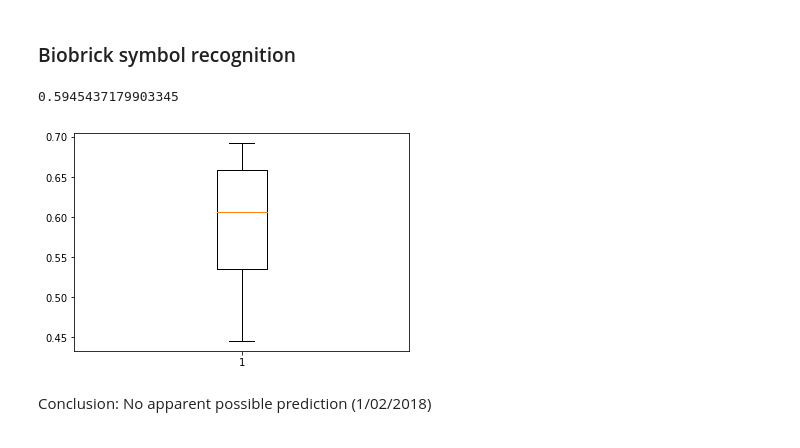
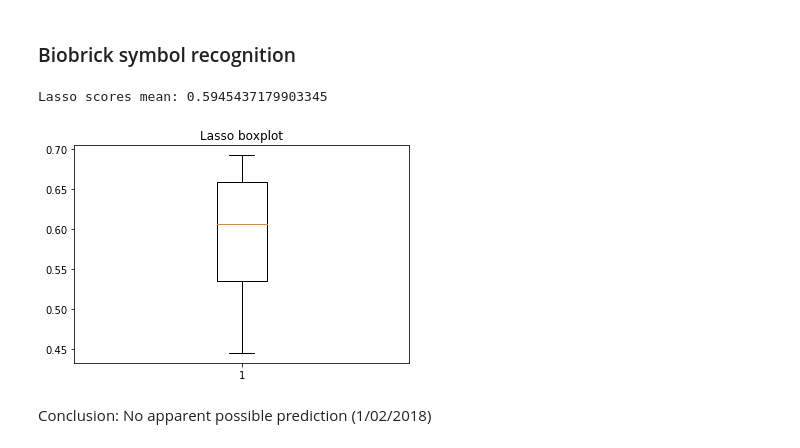
Before and after one commit to CyberCRI/dataanalysis-herocoli-redmetrics, a Jupyter notebook: v1.52.2/Data mining/Classification.ipynb, the cells around one changed output. Saved outputs shown, nothing was run; the diff lists cells and outputs as text; code cells hidden in the pictures.

```diff
--- a/v1.52.2/Data mining/Classification.ipynb
+++ b/v1.52.2/Data mining/Classification.ipynb
@@ -407,12 +438,9 @@ features = preprocessing.scale(features)
-# %%
-# Run Lasso regression with cross-validation
-model = Lasso()
-scores = cross_val_score(model, features, target, cv=10)
-boxplot(scores)
-scores.mean()
-# %% [output]
-0.5945437179903345
-[figure, removed]
+# %%
+bbSymbolRecognition = ["QBBNamePlasmid", "QBBFunctionTER", "QBBNamePromoter", "QBBFunctionGameCDS", "QBBNameTerminator", "QBBFunctionBiologyCDS", "QBBNameRBS", "QBBExampleCDS", "QBBNameCDS", "QBBFunctionPR", "QBBFunctionRBS", "QBBFunctionPlasmid", "QBBNameOperator"]
+getPerformanceFromQuestionGroup(bbSymbolRecognition, lasso = True)
+# %% [output]
+Lasso scores mean: 0.5945437179903345
+[figure, added]
 # %% [markdown]
 Conclusion: No apparent possible prediction (1/02/2018)
 # %% [markdown]
```
Also changed, not shown: parts of 24 cells of this notebook, 1 other file.
